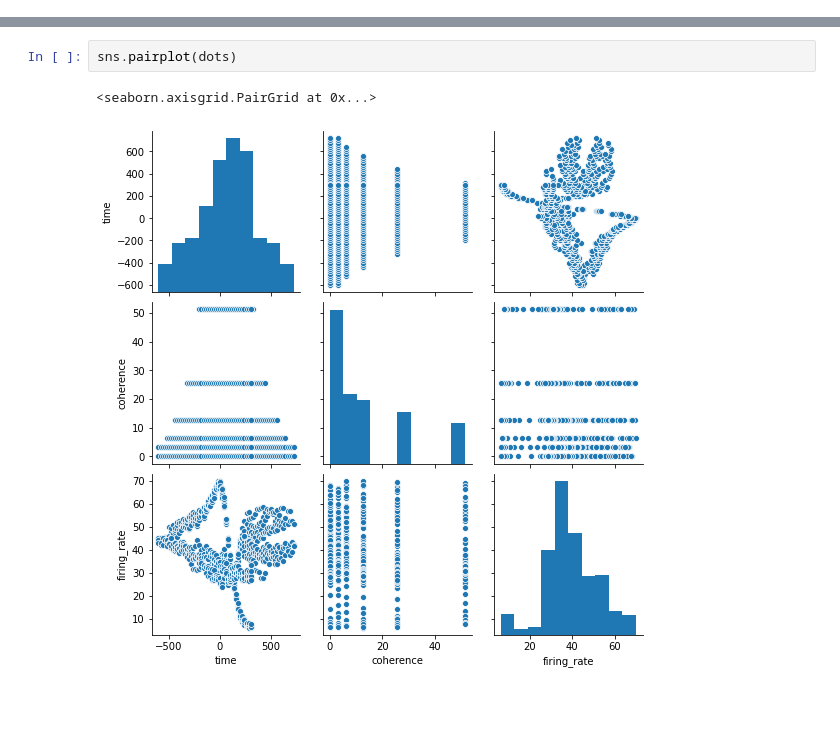
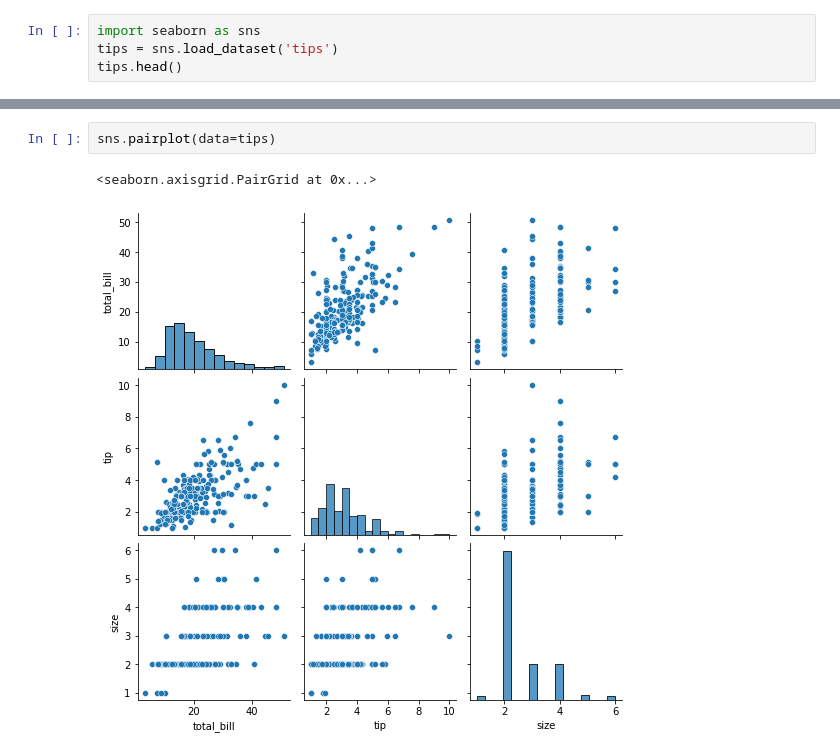
Before and after one commit to stringfestdata/aina-lets-learn-python, a Jupyter notebook: ch-13-demos.ipynb, the cells around one changed output, grey strips where cells are left out. Drawn from its saved outputs; the diff is of its cells as text; blank space fills up the shorter version.

```diff
--- a/ch-13-demos.ipynb
+++ b/ch-13-demos.ipynb
@@ -7,0 +30,4 @@ dots = sns.load_dataset('dots')
+# %%
+import seaborn as sns
+tips = sns.load_dataset('tips')
+tips.head()
@@ -8,5 +141,5 @@ dots = sns.load_dataset('dots')
 # %%
-sns.pairplot(dots)
+sns.pairplot(data=tips)
 # %% [output]
 <seaborn.axisgrid.PairGrid at 0x...>
-[figure, old version]
+[figure, new version]
```
Also changed, not shown: parts of 20 cells of this notebook, 13 other files.
